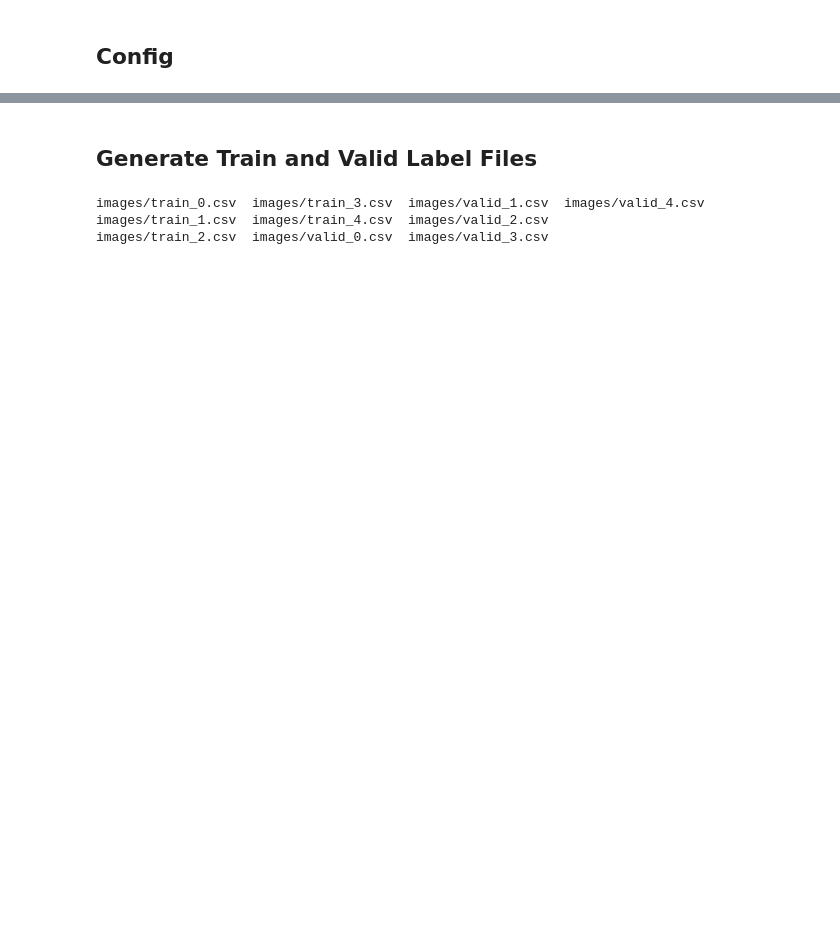
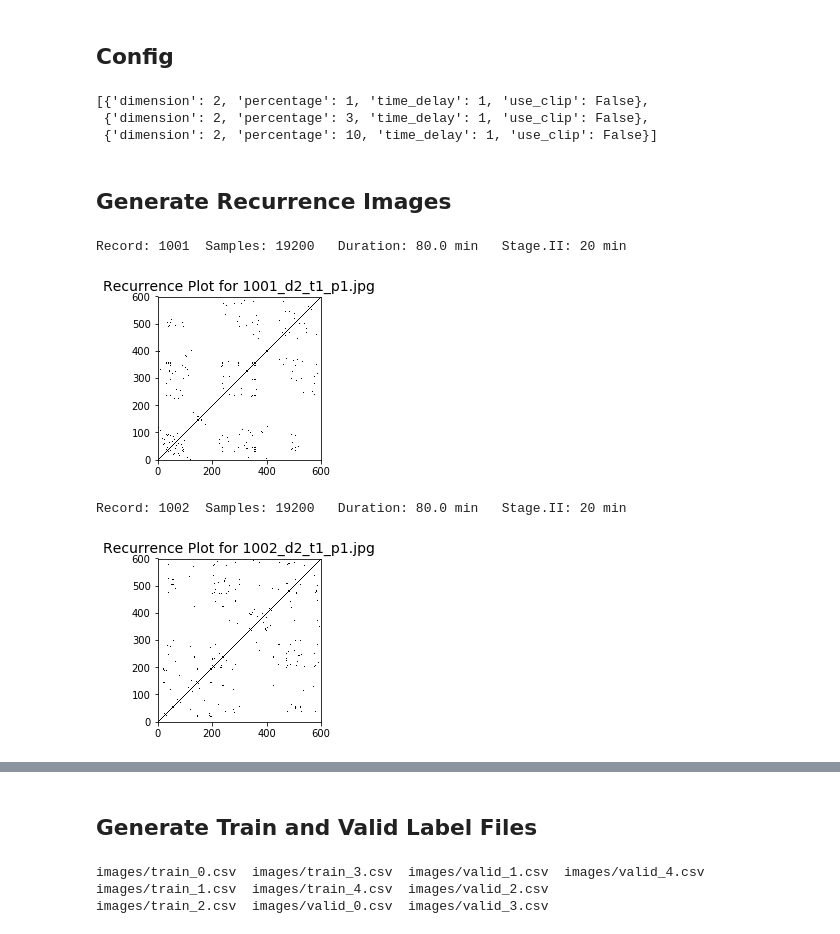
Before and after one commit to williamsdoug/CTG_RP, a Jupyter notebook: CTG_RP_Train_Model.ipynb, the cells around one changed output, grey strips where cells are left out. Drawn from its saved outputs; the diff is of its cells as text; code cells hidden in the pictures; blank space fills up the shorter version.

```diff
--- a/CTG_RP_Train_Model.ipynb
+++ b/CTG_RP_Train_Model.ipynb
@@ -41,3 +41,17 @@ binary_image_stats = ([0.5]*3, [0.5]*3)
+# %%
+np.random.seed(1234)
+random.seed(1234)
+
+# Configure Recurrent Plot Parameters
+
+POLICY='early_valid' # 'best_quality', 'early_valid', 'late_valid'
+
+rp_params = gen_recurrence_params(dimensions=[2], time_delays=[1], percentages=[1,3, 10], use_clip_vals=[False])
+rp_params
+# %% [output]
+[{'dimension': 2, 'percentage': 1, 'time_delay': 1, 'use_clip': False},
+ {'dimension': 2, 'percentage': 3, 'time_delay': 1, 'use_clip': False},
+ {'dimension': 2, 'percentage': 10, 'time_delay': 1, 'use_clip': False}]
 # %%
 tfms=[]
 size=64
@@ -45,3 +59,16 @@ bs=64
 workers=4
 
 path = Path() / 'images'
+# %% [markdown]
+## Generate Recurrence Images
+# %%
+generate_rp_images(RECORDINGS_DIR, images_dir=IMAGES_DIR, rp_params=rp_params[:1],
+                   policy=POLICY,
+                   show_signal=False, show_image=True, verbose=True, cmap='binary',
+                   limit=3,
+                  )
+# %% [output]
+Record: 1001  Samples: 19200   Duration: 80.0 min   Stage.II: 20 min
+[figure, added]
+Record: 1002  Samples: 19200   Duration: 80.0 min   Stage.II: 20 min
+[figure, added]
```
Also changed, not shown: parts of 16 cells of this notebook.
